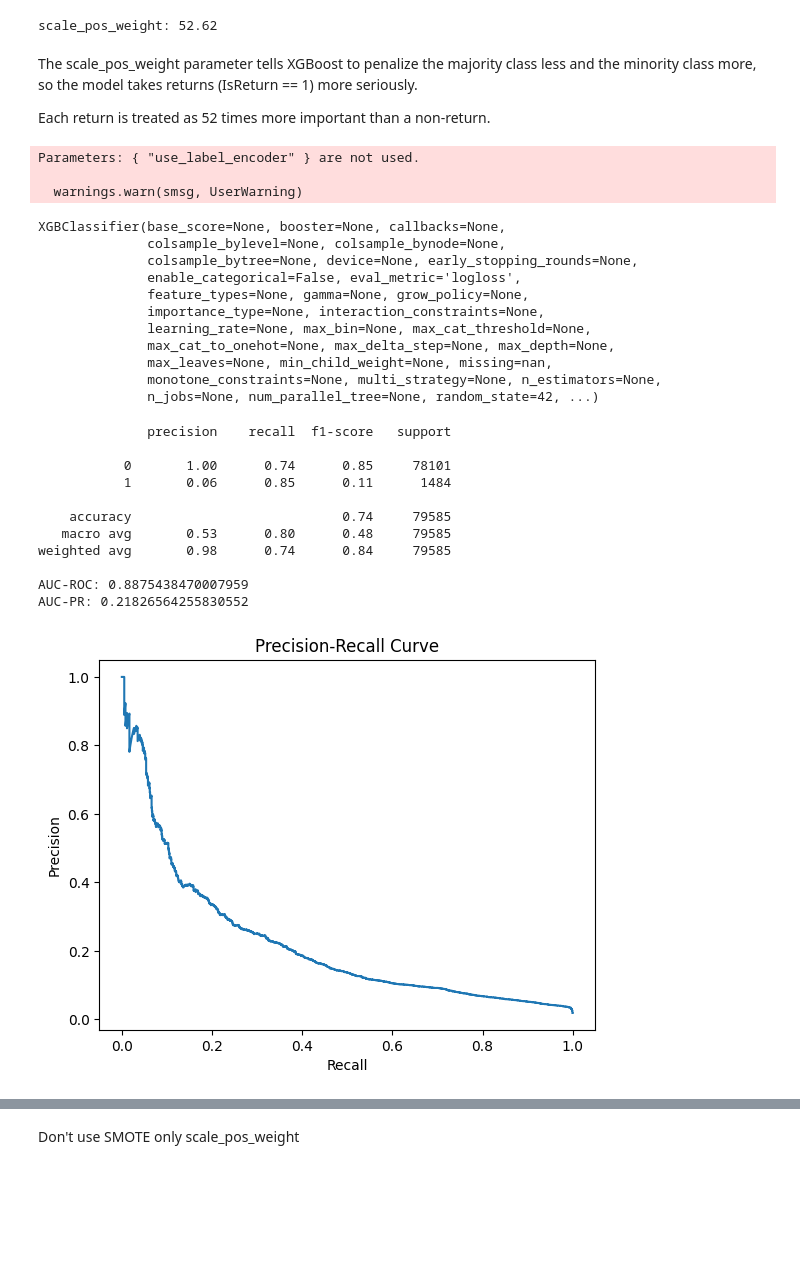
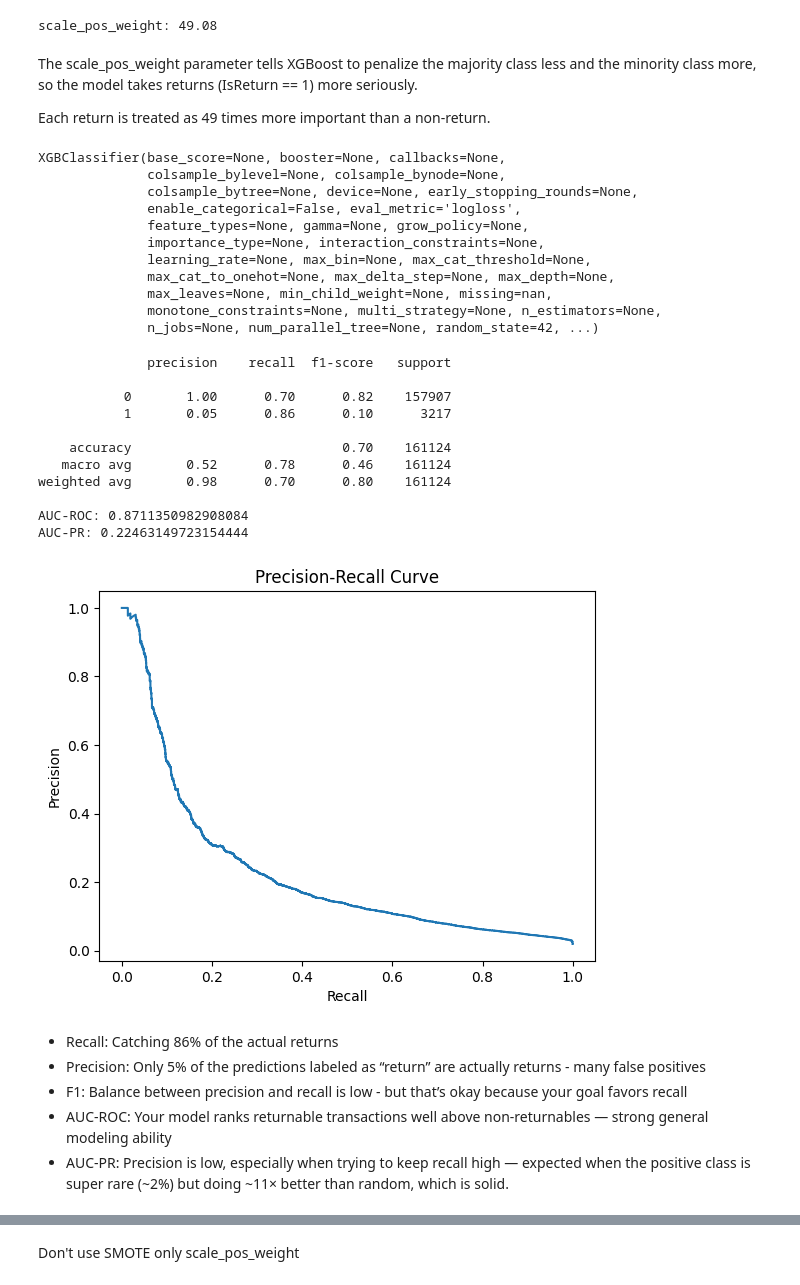
Before and after one commit to vivian-xia/Online_Retail_Customer_Returns, a Jupyter notebook: online_retail_return.ipynb, the cells around one changed output, grey strips where cells are left out. Saved outputs shown, nothing was run; the diff lists cells and outputs as text; code cells hidden in the pictures; blank space fills up the shorter version.

Commit message:
model experiments

```diff
--- a/online_retail_return.ipynb
+++ b/online_retail_return.ipynb
@@ -46,3 +28,16 @@ memory usage: 206.4+ MB
+# %%
+def cyclical_encode(df, col_name, period):
+    df[col_name + '_sin'] = np.sin(2 * np.pi * df[col_name] / period)
+    df[col_name + '_cos'] = np.cos(2 * np.pi * df[col_name] / period)
+    return df
+
+# Assuming your DataFrame is 'df' and the month column is 'InvoiceMonth'
+df = cyclical_encode(df, 'InvoiceMonth', 12)
+df = df.drop('InvoiceMonth', axis=1) # Drop the original InvoiceMonth column
+
+# Assuming your DataFrame is 'df' and the month column is 'InvoiceHour'
+df = cyclical_encode(df, 'InvoiceHour', 24)
+df = df.drop('InvoiceHour', axis=1)
 # %%
 # Define target variable
 y = df['IsReturn']
@@ -79,67 +56,67 @@ X_train, X_test, y_train, y_test = train_test_split(
 scale_pos_weight = (y_train == 0).sum() / (y_train == 1).sum()
 print(f"scale_pos_weight: {scale_pos_weight:.2f}")
 # %% [output]
-scale_pos_weight: 52.62
+scale_pos_weight: 49.08
 # %% [markdown]
 The scale_pos_weight parameter tells XGBoost to penalize the majority class less and the minority class more, so the model takes returns (IsReturn == 1) more seriously.
 
-Each return is treated as 52 times more important than a non-return.
+Each return is treated as 49 times more important than a non-return.
 # %%
 smote = SMOTE(random_state=42)
 X_train_smote, y_train_smote = smote.fit_resample(X_train, y_train)
 
 xgb_model = XGBClassifier(
     scale_pos_weight=scale_pos_weight,
-    use_label_encoder=False,
     eval_metric='logloss',
     random_state=42
 )
 
 xgb_model.fit(X_train_smote, y_train_smote)
 # %% [output]
-Parameters: { "use_label_encoder" } are not used.
-
-  warnings.warn(smsg, UserWarning)
+XGBClassifier(base_score=None, booster=None, callbacks=None,
+              colsample_bylevel=None, colsample_bynode=None,
+              colsample_bytree=None, device=None, early_stopping_rounds=None,
+              enable_categorical=False, eval_metric='logloss',
+              feature_types=None, gamma=None, grow_policy=None,
+              importance_type=None, interaction_constraints=None,
+              learning_rate=None, max_bin=None, max_cat_threshold=None,
+              max_cat_to_onehot=None, max_delta_step=None, max_depth=None,
+              max_leaves=None, min_child_weight=None, missing=nan,
+              monotone_constraints=None, multi_strategy=None, n_estimators=None,
+              n_jobs=None, num_parallel_tree=None, random_state=42, ...)
-XGBClassifier(base_score=None, booster=None, callbacks=None,
-              colsample_bylevel=None, colsample_bynode=None,
-              colsample_bytree=None, device=None, early_stopping_rounds=None,
-              enable_categorical=False, eval_metric='logloss',
-              feature_types=None, gamma=None, grow_policy=None,
-              importance_type=None, interaction_constraints=None,
-              learning_rate=None, max_bin=None, max_cat_threshold=None,
-              max_cat_to_onehot=None, max_delta_step=None, max_depth=None,
-              max_leaves=None, min_child_weight=None, missing=nan,
-              monotone_constraints=None, multi_strategy=None, n_estimators=None,
-              n_jobs=None, num_parallel_tree=None, random_state=42, ...)
 # %%
 y_pred = xgb_model.predict(X_test)
 y_pred_proba = xgb_model.predict_proba(X_test)[:, 1]
 # %%
 print(classification_report(y_test, y_pred))
 print(f"AUC-ROC: {roc_auc_score(y_test, y_pred_proba)}")
+print("AUC-PR:", average_precision_score(y_test, y_pred_proba))
 
 precision, recall, _ = precision_recall_curve(y_test, y_pred_proba)
-auc_pr = auc(recall, precision)
-print(f"AUC-PR: {auc_pr}")
-
 plt.plot(recall, precision)
 plt.xlabel("Recall")
 plt.ylabel("Precision")
 plt.title("Precision-Recall Curve")
 plt.show()
 # %% [output]
               precision    recall  f1-score   support
 
-           0       1.00      0.74      0.85     78101
-           1       0.06      0.85      0.11      1484
+           0       1.00      0.70      0.82    157907
+           1       0.05      0.86      0.10      3217
 
-    accuracy                           0.74     79585
-   macro avg       0.53      0.80      0.48     79585
-weighted avg       0.98      0.74      0.84     79585
+    accuracy                           0.70    161124
+   macro avg       0.52      0.78      0.46    161124
+weighted avg       0.98      0.70      0.80    161124
 
-AUC-ROC: 0.8875438470007959
-AUC-PR: 0.21826564255830552
+AUC-ROC: 0.8711350982908084
+AUC-PR: 0.22463149723154444
-[figure, old version]
+[figure, new version]
+# %% [markdown]
+- Recall: Catching 86% of the actual returns
+- Precision: Only 5% of the predictions labeled as “return” are actually returns - many false positives
+- F1: Balance between precision and recall is low - but that’s okay because your goal favors recall
+- AUC-ROC: Your model ranks returnable transactions well above non-returnables — strong general modeling ability
+- AUC-PR: Precision is low, especially when trying to keep recall high — expected when the positive class is super rare (~2%) but doing ~11× better than random, which is solid.
 # %%
 # Get feature importances (based on gain by default)
 importances = pd.Series(xgb_model.feature_importances_, index=X_train.columns)
```
Also changed, not shown: parts of 99 cells of this notebook, 3 other files.
